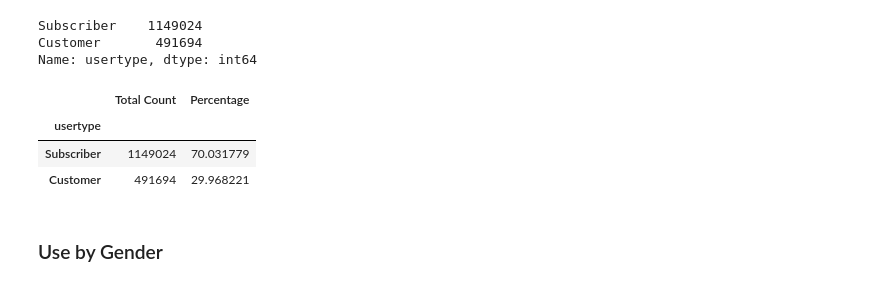
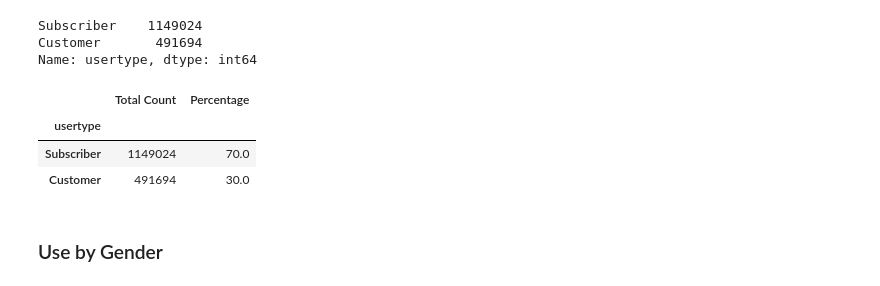
Before and after one commit to ruthhinkle/divvy-analysis, a Jupyter notebook: Divvy'ing_Up_Data_Final_Notebook.ipynb, the cells around one changed output. Cells and saved outputs as stored; diff of their text form; code cells hidden in the pictures.

```diff
--- a/Divvy'ing_Up_Data_Final_Notebook.ipynb
+++ b/Divvy'ing_Up_Data_Final_Notebook.ipynb
@@ -392,23 +631,23 @@ Name: usertype, dtype: int64
 # %%
 # Find Usertype Percentage
 
 # Count number of trips for each usertype
 count_number_usertype = divvy_df['trip_id'].nunique()
 
 # Count number of each usertype
 usertype_number = usertype_df['trip_id'].nunique()
 
 # Percentage Usertype Calculation
-percent_usertype =  usertype_number / count_number_usertype * 100
+percent_usertype =  round((usertype_number / count_number_usertype * 100),)
 
 # Display usertype demographics
 usertype_demographics_df = pd.DataFrame({'Total Count':usertype_number,
                                        'Percentage':percent_usertype})
 usertype_demographics_df.sort_values('Total Count', ascending = False)
 # %% [output]
 |  | Total Count | Percentage |
 | usertype |  |  |
-| Subscriber | 1149024 | 70.031779 |
-| Customer | 491694 | 29.968221 |
+| Subscriber | 1149024 | 70.0 |
+| Customer | 491694 | 30.0 |
 # %% [markdown]
 ### Use by Gender
```
Also changed, not shown: parts of 53 cells of this notebook, 27 other files.
